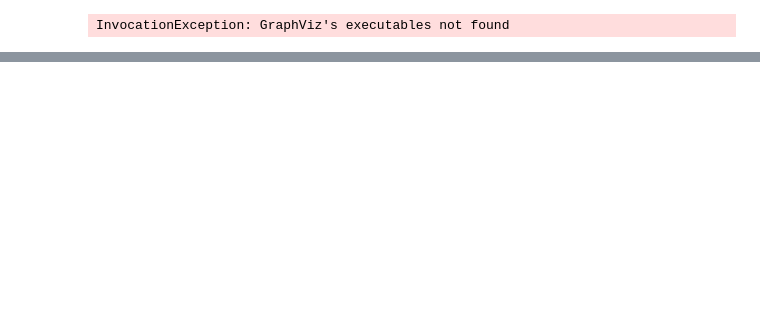
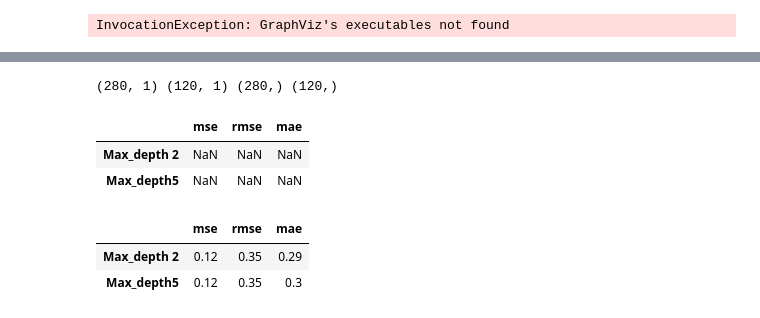
Before and after one commit to djimme/Python_selftraining, a Jupyter notebook: BigData06-07.ipynb, the cells around one changed output, grey strips where cells are left out. Saved outputs shown, nothing was run; the diff lists cells and outputs as text; code cells hidden in the pictures; blank space fills up the shorter version.

```diff
--- a/BigData06-07.ipynb
+++ b/BigData06-07.ipynb
@@ -139,0 +166,8 @@ InvocationException: GraphViz's executables not found
+# %%
+from sklearn.model_selection import train_test_split
+
+X_train, X_test, y_train, y_test = train_test_split(X,y, train_size=0.7, random_state=1)
+
+print(X_train.shape, X_test.shape, y_train.shape, y_test.shape)
+# %% [output]
+(280, 1) (120, 1) (280,) (120,)
@@ -139,0 +177,33 @@ InvocationException: GraphViz's executables not found
+# %%
+from sklearn.metrics import mean_squared_error, mean_absolute_error
+import pandas as pd
+import numpy as np
+
+pred_1 = regr1.fit(X_train, y_train).predict(X_test)
+pred_2 = regr2.fit(X_train, y_train).predict(X_test)
+
+preds = [pred_1, pred_2]
+weights = ['Max_depth 2', 'Max_depth5']
+evls = ['mse', 'rmse', 'mae']
+
+df_evals = pd.DataFrame(index = weights, columns = evls)
+df_evals
+# %% [output]
+|  | mse | rmse | mae |
+| Max_depth 2 | NaN | NaN | NaN |
+| Max_depth5 | NaN | NaN | NaN |
+# %%
+for nm, pred in zip(weights, preds):
+    mse =mean_squared_error(y_true=y_test, y_pred=pred)
+    rmse = np.sqrt(mse)
+    mae = mean_absolute_error(y_true = y_test, y_pred = pred)
+
+    df_evals.loc[nm]['mse'] = round(mse, 2)
+    df_evals.loc[nm]['rmse'] = round(rmse, 2)
+    df_evals.loc[nm]['mae']=round(mae, 2)
+
+df_evals
+# %% [output]
+|  | mse | rmse | mae |
+| Max_depth 2 | 0.12 | 0.35 | 0.29 |
+| Max_depth5 | 0.12 | 0.35 | 0.3 |
```
Also changed, not shown: parts of 11 cells of this notebook.
